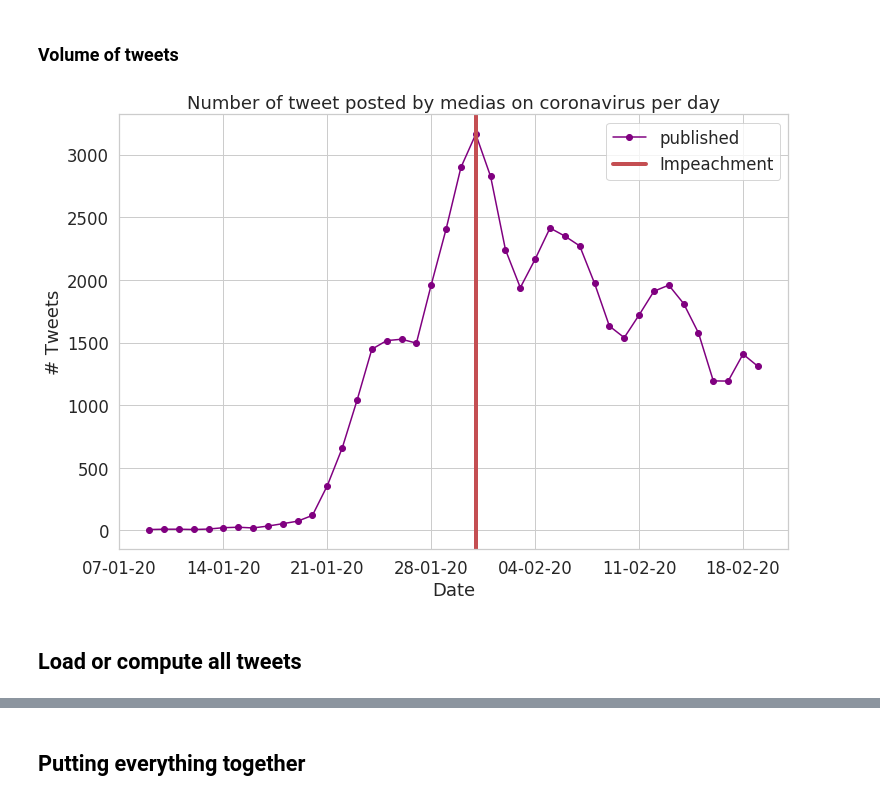
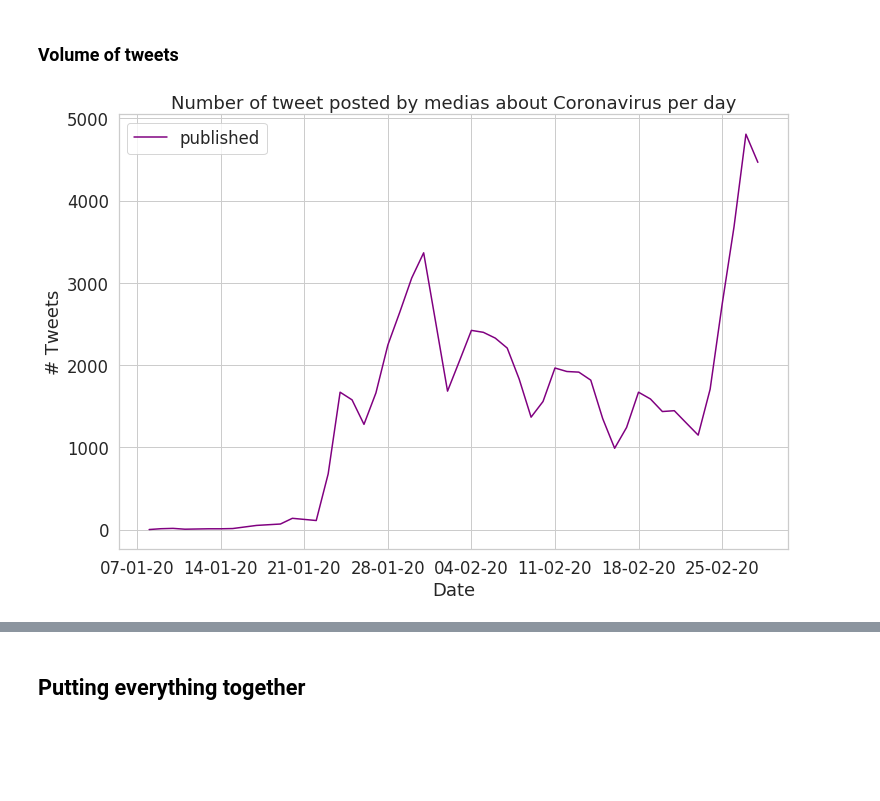
Before and after one commit to JRappaz/Panorama, a Jupyter notebook: notebooks/COVID.ipynb, the cells around one changed output, grey strips where cells are left out. Cells and saved outputs as stored; diff of their text form; code cells hidden in the pictures; blank space fills up the shorter version.

Commit message:
clean notebook + update with february tweets + add fields in tweeter api script

```diff
--- a/notebooks/COVID.ipynb
+++ b/notebooks/COVID.ipynb
@@ -35,0 +31,5 @@ else:
+# %%
+spark = SparkSession.builder.getOrCreate()
+sc = spark.sparkContext
+jsondf = spark.read.json("/mnt/datastore/data/coronavirus/*.json");
+jsondf.count()
@@ -35,0 +98,14 @@ else:
+# %%
+RELOAD = False
+TWEETS_MEDIAS_PATH = "/mnt/datastore/data/tweets_medias.csv"
+
+if RELOAD:
+    medias_accounts = pd.read_csv("/mnt/datastore/data/top_twitter_medias.csv", header=None)
+    tweets_medias = jsondf.filter(col("author_handle").isin(medias_accounts[0].values.tolist())).toPandas()
+    tweets_medias['published'] = pd.to_datetime(tweets_medias['published'], infer_datetime_format=True)
+    tweets_medias.to_csv(TWEETS_MEDIAS_PATH, encoding='utf-8', index=False)
+else :
+    tweets_medias = pd.read_csv(TWEETS_MEDIAS_PATH)
+    tweets_medias['published'] = pd.to_datetime(tweets_medias['published'], infer_datetime_format=True)
+
+tweets_medias.count()
@@ -78,11 +137,8 @@ cor_tweets_medias.describe()
 # %% [markdown]
 ### Volume of tweets
 # %%
-cor_tweets_medias_per_day = countByDay(cor_tweets_medias, "published")
-title = "Number of tweet posted by medias on coronavirus per day"
-plotTweetPerDay(cor_tweets_medias_per_day, title, rolling_window=3,
-                vertical_line_x="2020-01-31", vertical_line_label="Impeachment")
+tweets_medias_count = countByDay(tweets_medias, "published")
+title = "Number of tweet posted by medias about Coronavirus per day"
+plotTweetPerDay(tweets_medias_count, title, rolling_window=2)
 # %% [output]
-[figure, old version]
+[figure, new version]
-# %% [markdown]
-## Load or compute all tweets
```
Also changed, not shown: parts of 50 cells of this notebook, 4 other files.
